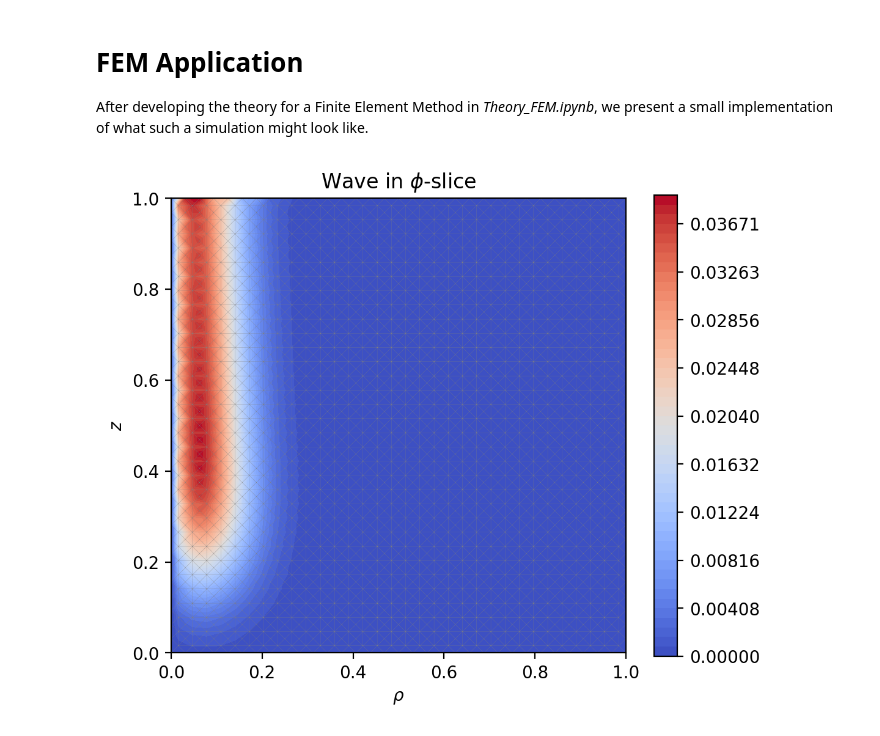
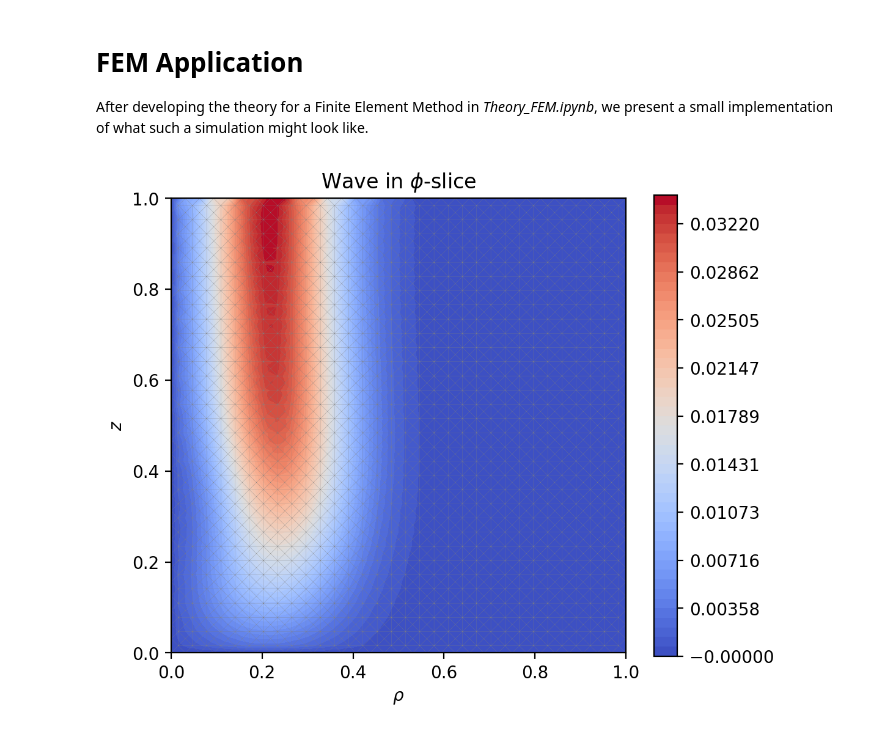
Before and after one commit to nyuad-astroparticle/LXe-Phonon, a Jupyter notebook: Simulation/1.Solving_Engine/Application_FEM.ipynb, the cells around one changed output. Saved outputs shown, nothing was run; the diff lists cells and outputs as text; code cells hidden in the pictures.

```diff
--- a/Simulation/1.Solving_Engine/Application_FEM.ipynb
+++ b/Simulation/1.Solving_Engine/Application_FEM.ipynb
@@ -49,21 +49,21 @@ F      = np.array([f(*point,0) for point in points])
 # %%
 # Let's take one step in time and plot
 # U = step(dt,A,S,T,U_curr,U_prev,F)
 
 # U = run(2,dt,A,S,T,U_curr,U_prev,f,points);
 
-t = 3
+t = 10
 # Get the number of iterations
 N = int(t//dt)
 Ff = []
 # Display a progress bar for fun
 for i in range(N):
     Ff = get_F(f,i*dt,points)
     U_curr, U_prev = step(dt,A,S,T,U_curr,U_prev,Ff)
 
 plot_U(points,mesh,U_curr)
 # %% [output]
-[figure, old version]
+[figure, new version]
 # %%
 # Let's Plot a 3D slice from a particular z value
 # We will first average the z-values along that line
```
Also changed, not shown: parts of 5 cells of this notebook, 11 other files.
